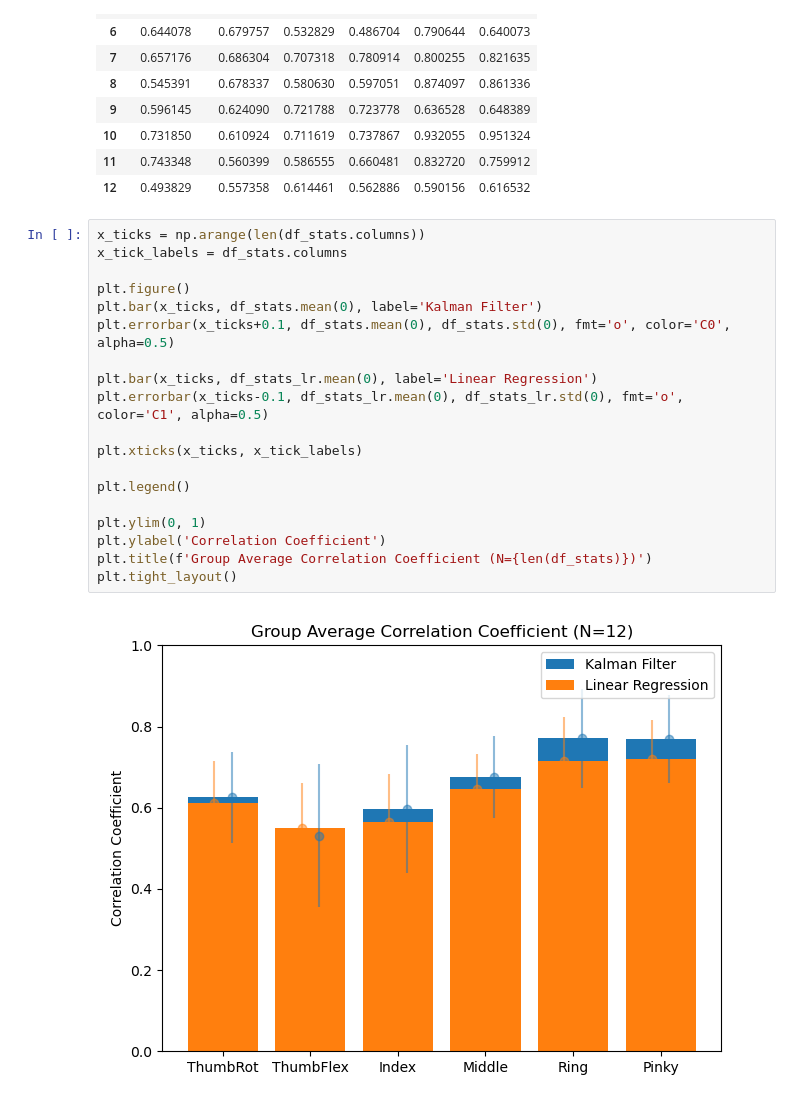
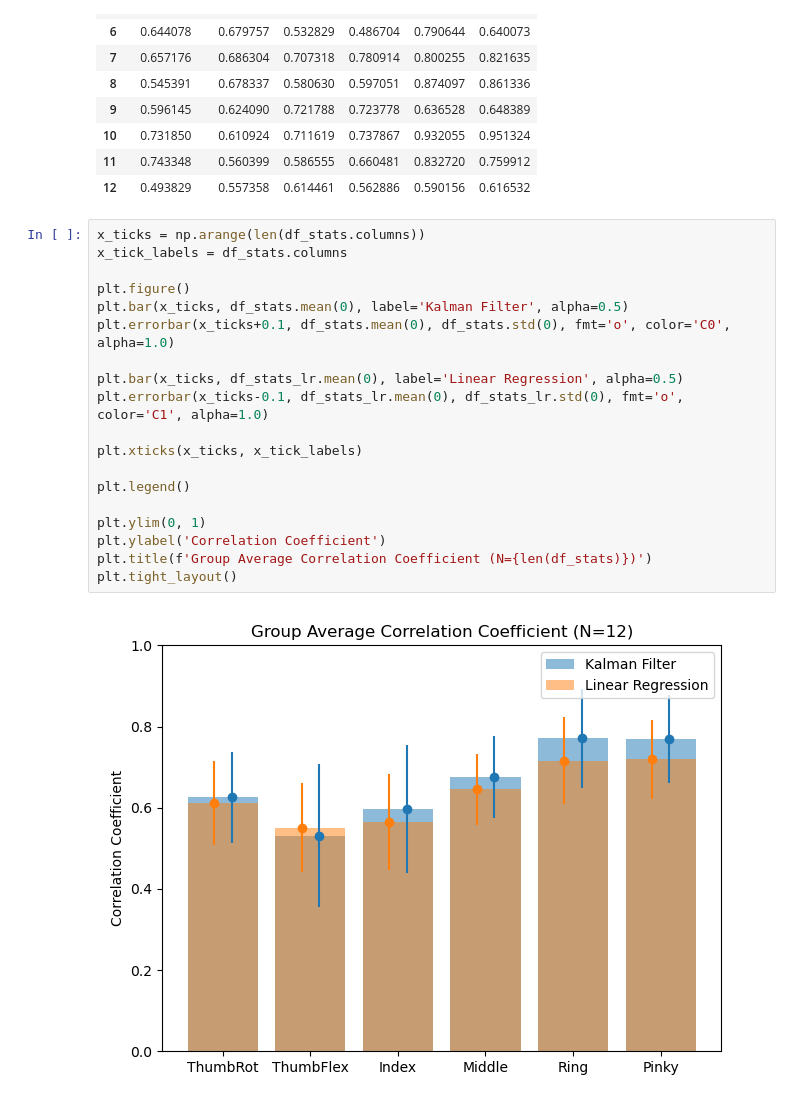
Before and after one commit to sin-mike/2024_HSE_School, a Jupyter notebook: Kalman Studies.ipynb, the cells around one changed output. Drawn from its saved outputs; the diff is of its cells as text.

Commit message:
figures

```diff
--- a/Kalman Studies.ipynb
+++ b/Kalman Studies.ipynb
@@ -492,21 +493,21 @@ df_stats
 # %%
 x_ticks = np.arange(len(df_stats.columns))
 x_tick_labels = df_stats.columns
 
 plt.figure()
-plt.bar(x_ticks, df_stats.mean(0), label='Kalman Filter')
-plt.errorbar(x_ticks+0.1, df_stats.mean(0), df_stats.std(0), fmt='o', color='C0', alpha=0.5)
+plt.bar(x_ticks, df_stats.mean(0), label='Kalman Filter', alpha=0.5)
+plt.errorbar(x_ticks+0.1, df_stats.mean(0), df_stats.std(0), fmt='o', color='C0', alpha=1.0)
 
-plt.bar(x_ticks, df_stats_lr.mean(0), label='Linear Regression')
-plt.errorbar(x_ticks-0.1, df_stats_lr.mean(0), df_stats_lr.std(0), fmt='o', color='C1', alpha=0.5)
+plt.bar(x_ticks, df_stats_lr.mean(0), label='Linear Regression', alpha=0.5)
+plt.errorbar(x_ticks-0.1, df_stats_lr.mean(0), df_stats_lr.std(0), fmt='o', color='C1', alpha=1.0)
 
 plt.xticks(x_ticks, x_tick_labels)
 
 plt.legend()
 
 plt.ylim(0, 1)
 plt.ylabel('Correlation Coefficient')
 plt.title(f'Group Average Correlation Coefficient (N={len(df_stats)})')
 plt.tight_layout()
 # %% [output]
-[figure, old version]
+[figure, new version]
```
Also changed, not shown: parts of 1 cell of this notebook, 4 other files.
